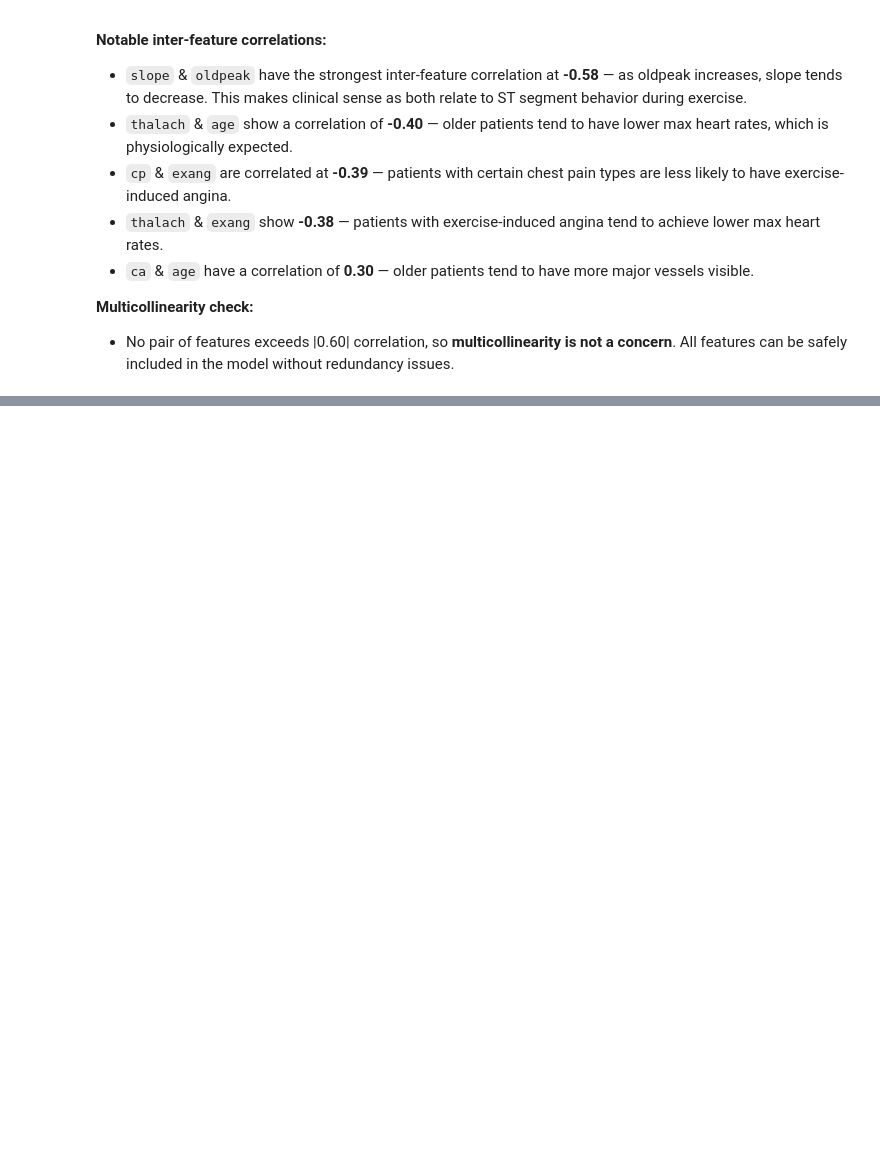
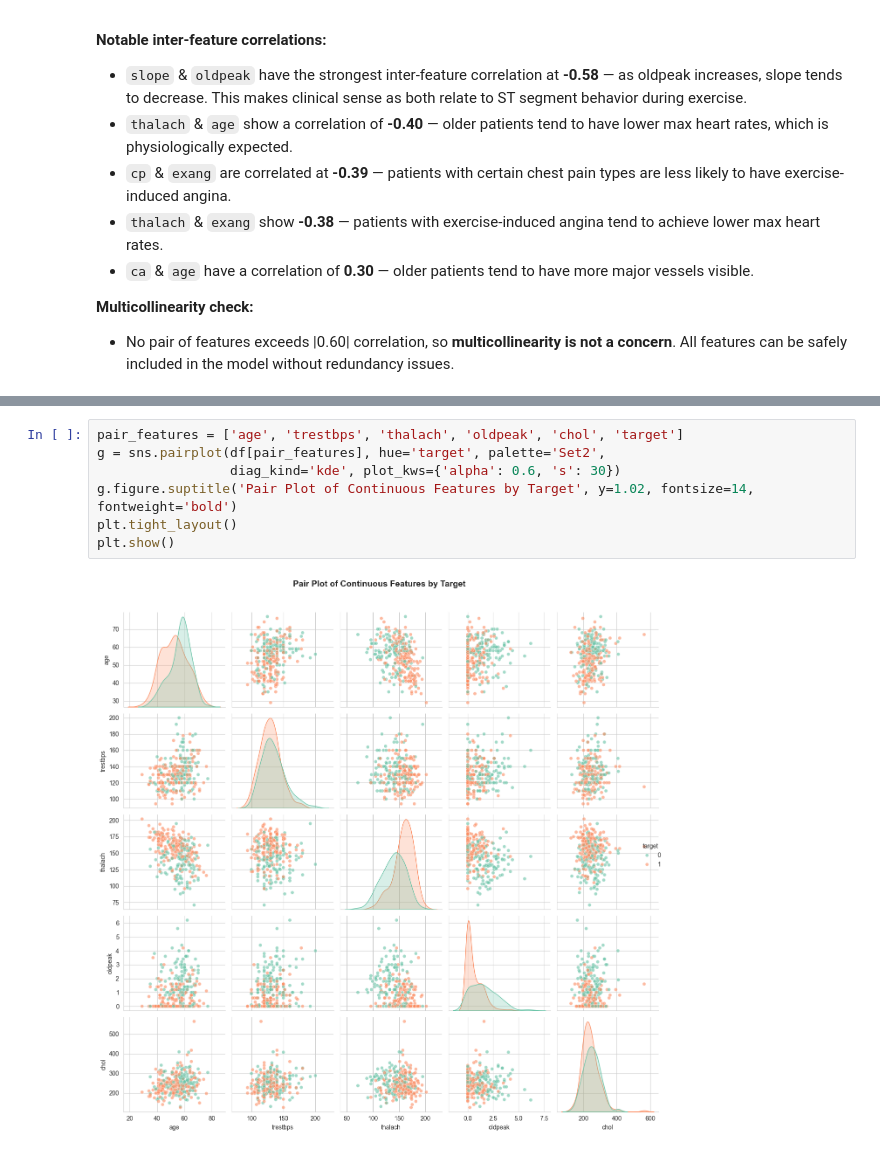
Before and after one commit to 4s-nexus-repo/AI_ML_Exercises, a Jupyter notebook: CardioAssist/notebook/heart_disease_prediction.ipynb, the cells around one changed output, grey strips where cells are left out. Saved outputs shown, nothing was run; the diff lists cells and outputs as text; blank space fills up the shorter version.

```diff
--- a/CardioAssist/notebook/heart_disease_prediction.ipynb
+++ b/CardioAssist/notebook/heart_disease_prediction.ipynb
@@ -393,0 +429,9 @@ exang      -0.435601
+# %%
+pair_features = ['age', 'trestbps', 'thalach', 'oldpeak', 'chol', 'target']
+g = sns.pairplot(df[pair_features], hue='target', palette='Set2',
+                 diag_kind='kde', plot_kws={'alpha': 0.6, 's': 30})
+g.figure.suptitle('Pair Plot of Continuous Features by Target', y=1.02, fontsize=14, fontweight='bold')
+plt.tight_layout()
+plt.show()
+# %% [output]
+[figure, added]
```
Also changed, not shown: parts of 83 cells of this notebook.
